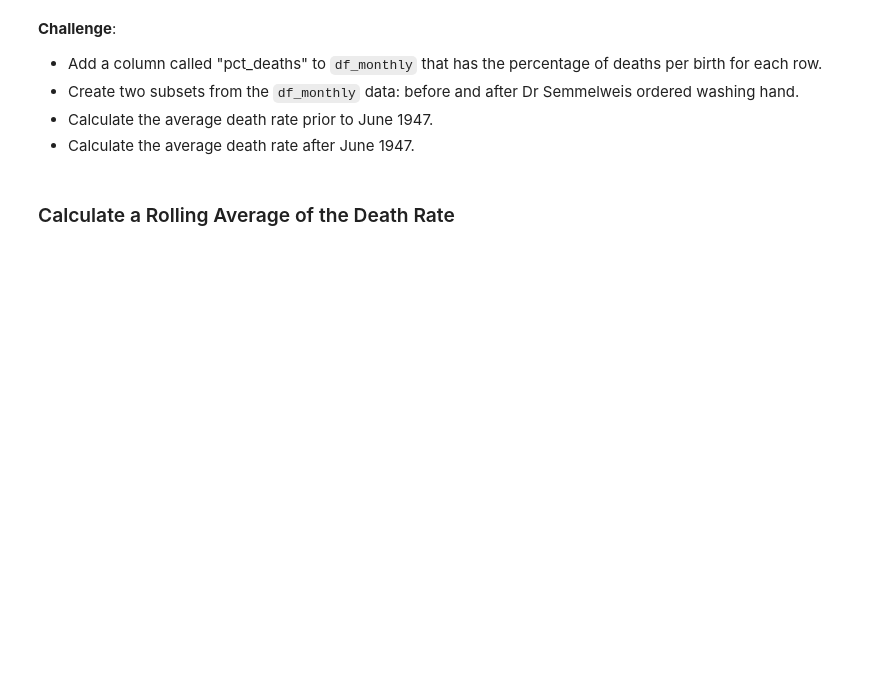
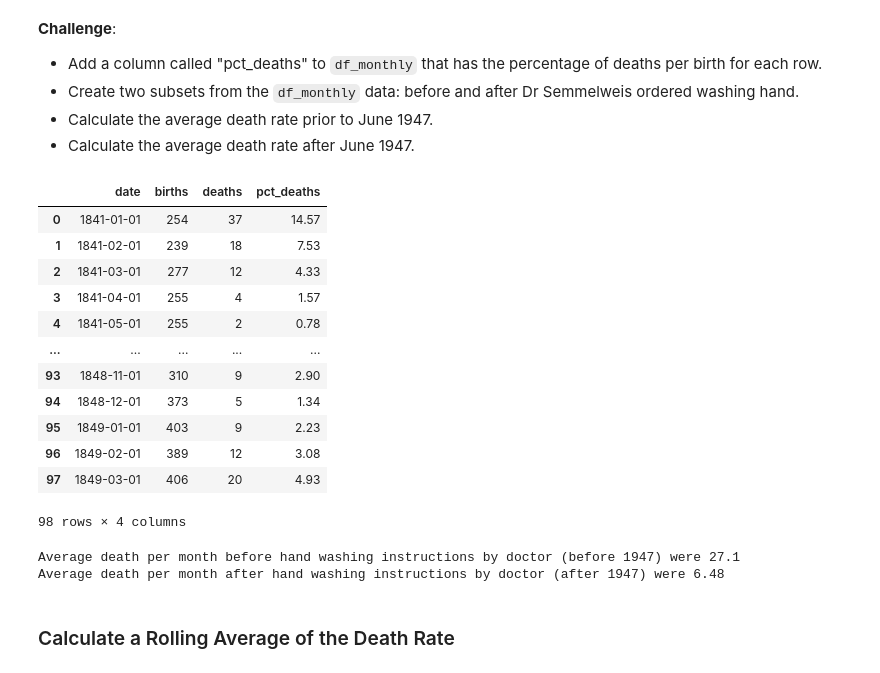
Before and after one commit to shahiddhariwala/dr_semmelweis_handwashing_discovery_data_analysis, a Jupyter notebook: Dr_Semmelweis_Handwashing_Discovery.ipynb, the cells around one changed output. Saved outputs shown, nothing was run; the diff lists cells and outputs as text; code cells hidden in the pictures; blank space fills up the shorter version.

Commit message:
Effect of handwashing anaylysed

```diff
--- a/Dr_Semmelweis_Handwashing_Discovery.ipynb
+++ b/Dr_Semmelweis_Handwashing_Discovery.ipynb
@@ -282,6 +295,30 @@ handwashing_start = pd.to_datetime('1847-06-01')
 * Create two subsets from the `df_monthly` data: before and after Dr Semmelweis ordered washing hand.
 * Calculate the average death rate prior to June 1947.
 * Calculate the average death rate after June 1947.
+# %%
+df_monthly["pct_deaths"] = round(df_monthly["deaths"] / df_monthly["births"] * 100, 2)
+df_monthly
+# %% [output]
+|  | date | births | deaths | pct_deaths |
+| 0 | 1841-01-01 | 254 | 37 | 14.57 |
+| 1 | 1841-02-01 | 239 | 18 | 7.53 |
+| 2 | 1841-03-01 | 277 | 12 | 4.33 |
+| 3 | 1841-04-01 | 255 | 4 | 1.57 |
+| 4 | 1841-05-01 | 255 | 2 | 0.78 |
+| ... | ... | ... | ... | ... |
+| 93 | 1848-11-01 | 310 | 9 | 2.90 |
+| 94 | 1848-12-01 | 373 | 5 | 1.34 |
+| 95 | 1849-01-01 | 403 | 9 | 2.23 |
+| 96 | 1849-02-01 | 389 | 12 | 3.08 |
+| 97 | 1849-03-01 | 406 | 20 | 4.93 |
+98 rows × 4 columns
+# %%
+avg_death_before_1947 = df_monthly[df_monthly["date"] < handwashing_start]["deaths"].mean()
+print(f"Average death per month before hand washing instructions by doctor (before 1947) were {avg_death_before_1947:.3}")
+print(f'Average death per month after hand washing instructions by doctor (after 1947) were {df_monthly[df_monthly["date"] > handwashing_start]["deaths"].mean():.3}')
+# %% [output]
+Average death per month before hand washing instructions by doctor (before 1947) were 27.1
+Average death per month after hand washing instructions by doctor (after 1947) were 6.48
 # %% [markdown]
 ### Calculate a Rolling Average of the Death Rate
 # %% [markdown]
```
Also changed, not shown: parts of 4 cells of this notebook.
